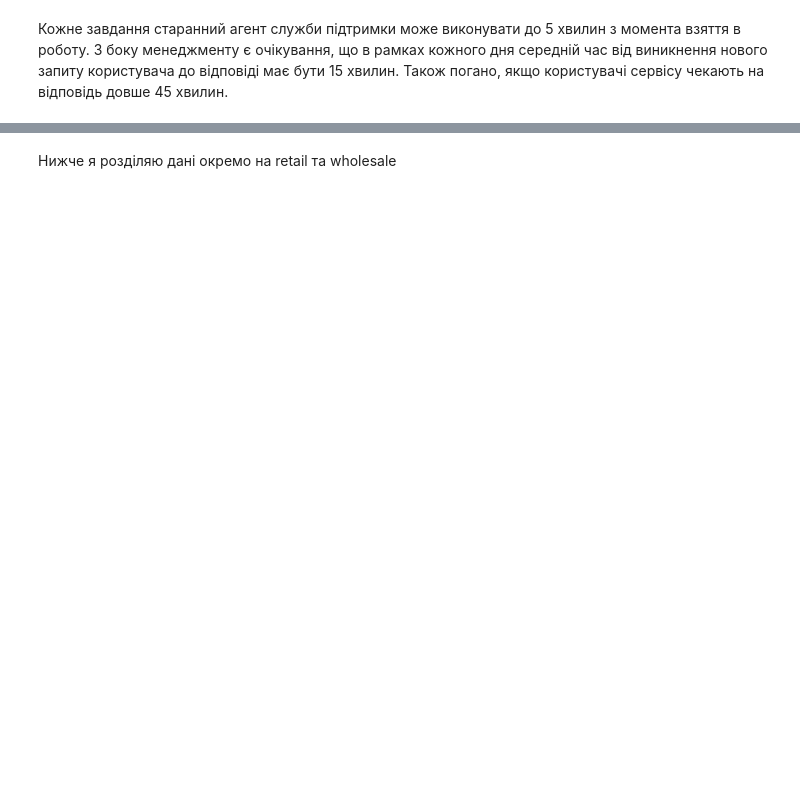
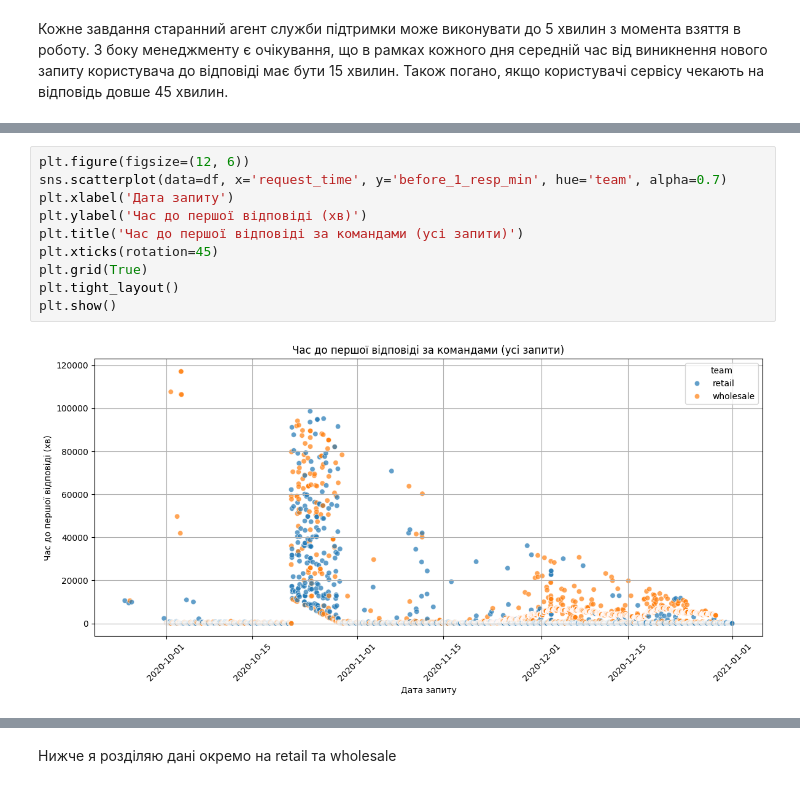
Before and after one commit to darynka-h/test_task_skelar, a Jupyter notebook: hannochenko_test.ipynb, the cells around one changed output, grey strips where cells are left out. Drawn from its saved outputs; the diff is of its cells as text; blank space fills up the shorter version.

```diff
--- a/hannochenko_test.ipynb
+++ b/hannochenko_test.ipynb
@@ -50,0 +74,12 @@ df.head()
+# %%
+plt.figure(figsize=(12, 6))
+sns.scatterplot(data=df, x='request_time', y='before_1_resp_min', hue='team', alpha=0.7)
+plt.xlabel('Дата запиту')
+plt.ylabel('Час до першої відповіді (хв)')
+plt.title('Час до першої відповіді за командами (усі запити)')
+plt.xticks(rotation=45)
+plt.grid(True)
+plt.tight_layout()
+plt.show()
+# %% [output]
+[figure, added]
```
Also changed, not shown: parts of 56 cells of this notebook, 6 other files.
